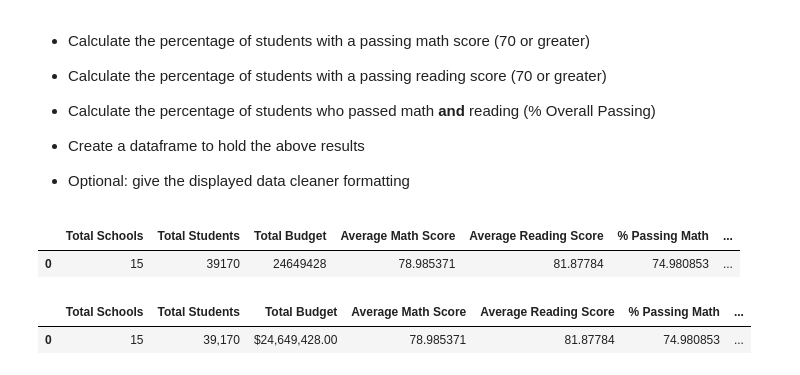
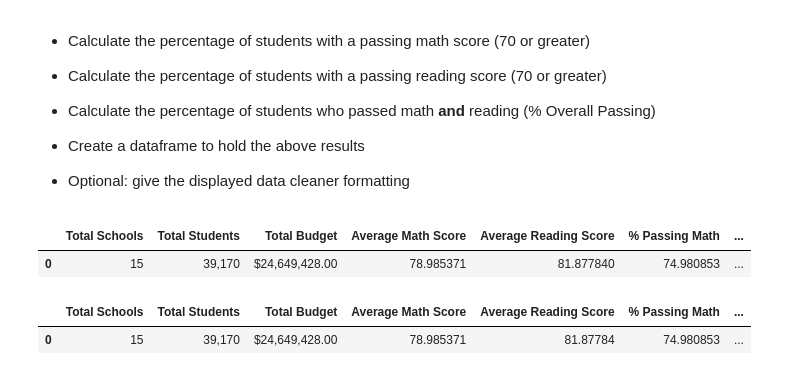
Before and after one commit to ClareSpecht/pandas-challenge, a Jupyter notebook: PyCitySchools/PyCitySchools_starter.ipynb, the cells around one changed output. Saved outputs shown, nothing was run; the diff lists cells and outputs as text; code cells hidden in the pictures.

Commit message:
District Summary Table Formatted

```diff
--- a/PyCitySchools/PyCitySchools_starter.ipynb
+++ b/PyCitySchools/PyCitySchools_starter.ipynb
@@ -43,36 +43,37 @@ schools = len(school_data)
 
 #Calculate total number of students
 students = len(student_data)
 
 #Calculate total budget
 budget = school_data["budget"].sum()
 
 #Calculate average math score
 mathscore = student_data["math_score"].mean()
 
 #Calculate average reading score
 readscore = student_data["reading_score"].mean()
 
 #Calculate percentage of students with passing math score
 mathpass = len(student_data.loc[student_data["math_score"] >= 70])
 percentmathpass = mathpass / students * 100
 
 #Calculate percentage of students with passing reading score
 readpass = len(student_data.loc[student_data["reading_score"] >= 70])
 percentreadpass = readpass / students * 100
 
 #Calculate percentage of students with passing math and reading scores
 overallpass = len(student_data.loc[(student_data["reading_score"] >= 70) & (student_data["math_score"] >= 70)])
 percentoverallpass = overallpass / students * 100
 
 #Create dataframe to hold results
 districtsum = pd.DataFrame({"Total Schools" : [schools], "Total Students" : [students], "Total Budget" : budget,
                             "Average Math Score" : mathscore, "Average Reading Score" : readscore, "% Passing Math" :
-                            percentmathpass, "% Passing Reading" : percentreadpass, "% Overall Passing" : percentoverallpass})
-districtsum
+                            percentmathpass, "% Passing Reading" : percentreadpass, "% Overall Passing" :
+                            percentoverallpass})
+districtsum.style.format(formatter = {"Total Students" : "{:,.0f}", "Total Budget" : "${:,.2f}"})
 # %% [output]
 |  | Total Schools | Total Students | Total Budget | Average Math Score | Average Reading Score | % Passing Math | ... |
-| 0 | 15 | 39170 | 24649428 | 78.985371 | 81.87784 | 74.980853 | ... |
+| 0 | 15 | 39,170 | $24,649,428.00 | 78.985371 | 81.877840 | 74.980853 | ... |
 # %%
 # %% [output]
 |  | Total Schools | Total Students | Total Budget | Average Math Score | Average Reading Score | % Passing Math | ... |
```
